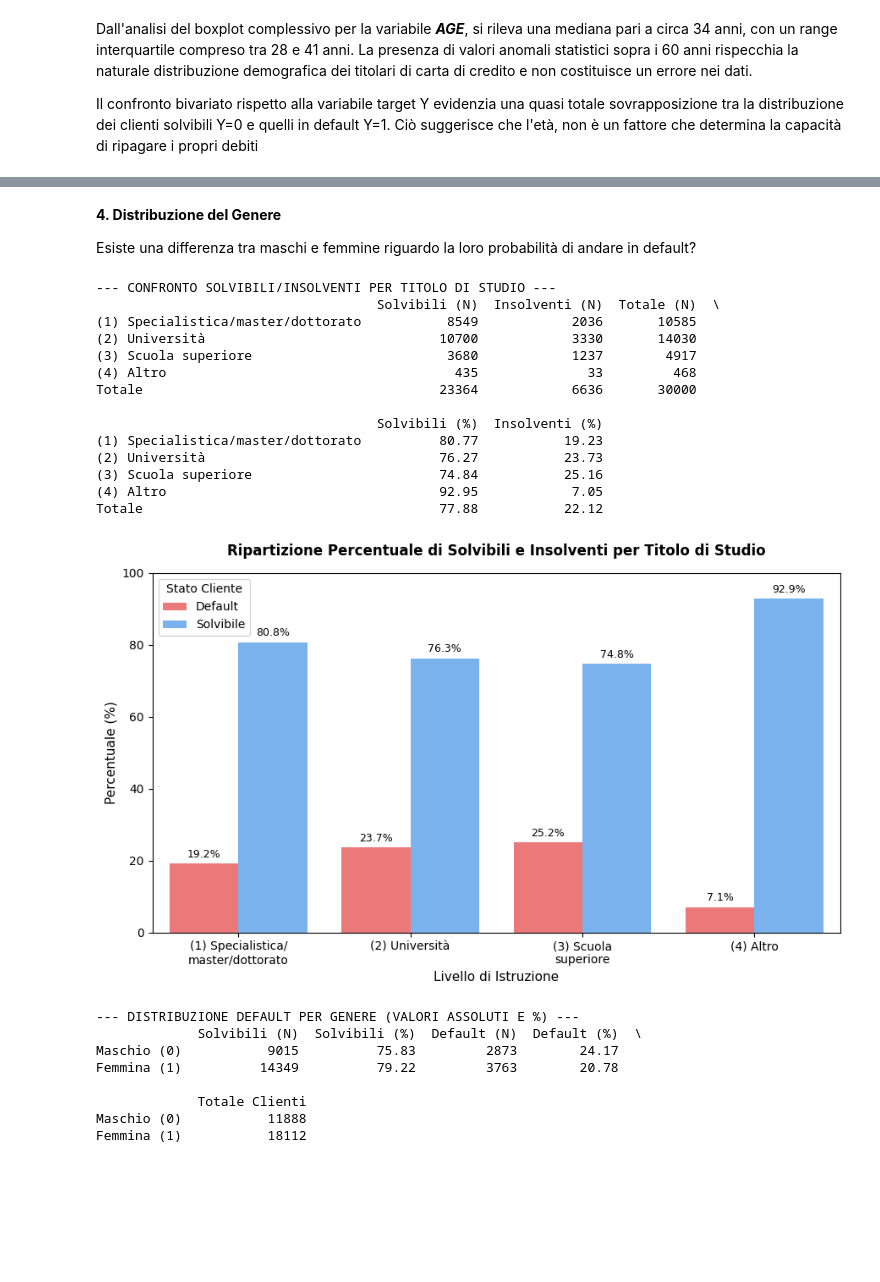
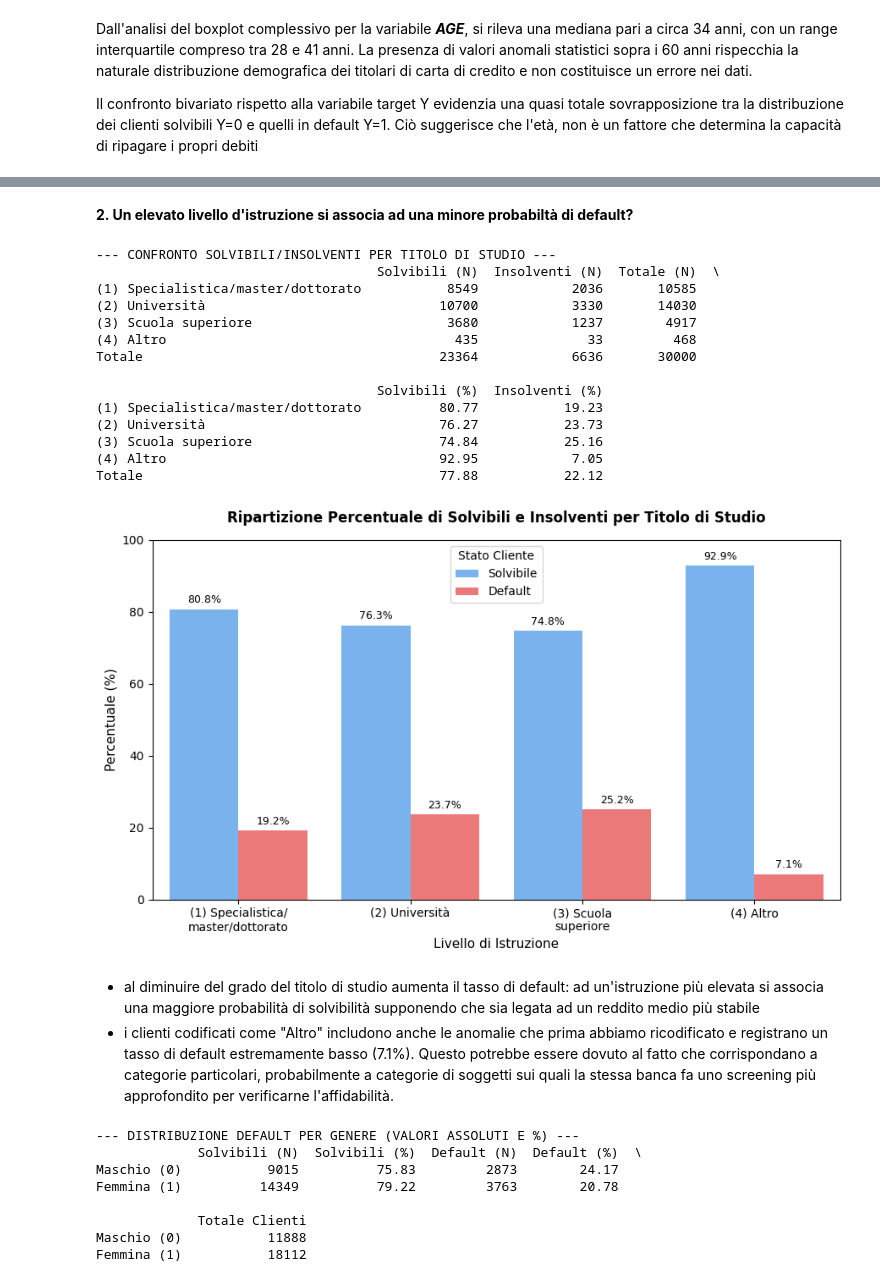
Before and after one commit to caterinaghiani/progetto_datascience, a Jupyter notebook: notebooks/progetto_datascience.ipynb, the cells around one changed output, grey strips where cells are left out. Saved outputs shown, nothing was run; the diff lists cells and outputs as text; code cells hidden in the pictures; blank space fills up the shorter version.

```diff
--- a/notebooks/progetto_datascience.ipynb
+++ b/notebooks/progetto_datascience.ipynb
@@ -460,9 +412,6 @@ Others (4)                                    468                        1.56
-# %% [markdown]
-**4. Distribuzione del Genere**
-
-Esiste una differenza tra maschi e femmine riguardo la loro probabilità di andare in default?
+# %% [markdown]
+**2. Un elevato livello d'istruzione si associa ad una minore probabiltà di default?**
 # %%
-# Mappatura delle categorie in italiano
 edu_labels = {
     1: '(1) Specialistica/master/dottorato',
     2: '(2) Università',
@@ -470,8 +419,9 @@ edu_labels = {
     4: '(4) Altro',
 }
 
-# 1. TABELLA: Conteggi e Percentuali per Riga
-# Conteggi (N)
+
+# TABELLA
+# Conteggi assoluti (N)
 ct_counts = pd.crosstab(
     credit['EDUCATION'],
     credit['default payment next month'],
@@ -479,7 +429,7 @@ ct_counts = pd.crosstab(
     margins_name='Totale',
 )
 
-# Percentuali per riga (%)
+# Percentuali di riga (%)
 ct_pct = (
     pd.crosstab(
         credit['EDUCATION'],
@@ -489,19 +439,17 @@ ct_pct = (
     * 100
 )
 
-# Costruzione DataFrame unificato (escludiamo la riga Totale dalle percentuali per non alterare la mappa)
-# Create the DataFrame with count columns first
+# DataFrame unificato
 df_table = pd.DataFrame({
     'Solvibili (N)': ct_counts[0],
     'Insolventi (N)': ct_counts[1],
-    'Totale (N)': ct_counts['Totale']
+    'Totale (N)': ct_counts['Totale'],
 })
 
-# Add percentage columns, pandas will align indices and add NaN for 'Totale' row
 df_table['Solvibili (%)'] = ct_pct[0].round(2)
 df_table['Insolventi (%)'] = ct_pct[1].round(2)
 
-# Sostituiamo i NaN della riga 'Totale' con il tasso globale del dataset
+# Assegnazione corretta delle percentuali globali alla riga Totale
 df_table.loc['Totale', 'Solvibili (%)'] = round(
     (ct_counts.loc['Totale', 0] / ct_counts.loc['Totale', 'Totale']) * 100, 2
 )
@@ -509,7 +457,7 @@ df_table.loc['Totale', 'Insolventi (%)'] = round(
     (ct_counts.loc['Totale', 1] / ct_counts.loc['Totale', 'Totale']) * 100, 2
 )
 
-# Rinominiamo gli indici (ora 'Totale' manterrà le sue percentuali corrette)
+# Formattazione degli indici della tabella
 df_table.index = [
     edu_labels.get(i, 'Totale') for i in df_table.index[:-1]
 ] + ['Totale']
@@ -517,31 +465,36 @@ df_table.index = [
 print("--- CONFRONTO SOLVIBILI/INSOLVENTI PER TITOLO DI STUDIO ---")
 print(df_table)
 
-# 2. GRAFICO A BARRE AFFIANCATE (Oppure Sovrapposte)
-# Prepariamo i dati per il grafico percentuale
+
+# 2. GRAFICO A BARRE AFFIANCATE
+
 credit_plot = credit.copy()
 credit_plot['EDUCATION_LABEL'] = credit_plot['EDUCATION'].map(edu_labels)
 credit_plot['TARGET_LABEL'] = credit_plot[
     'default payment next month'
 ].map({0: 'Solvibile', 1: 'Default'})
 
-# Calcoliamo le percentuali normalizzate per categoria per il grafico in modo più robusto
+# Calcolo delle percentuali relative per gruppo di Istruzione
 df_chart = (
     credit_plot.groupby(['EDUCATION_LABEL', 'TARGET_LABEL'])
     .size()
     .reset_index(name='Count')
 )
-df_chart['Percentuale'] = df_chart.groupby('EDUCATION_LABEL')['Count'].transform(lambda x: 100 * x / x.sum())
+df_chart['Percentuale'] = df_chart.groupby('EDUCATION_LABEL')['Count'].transform(
+    lambda x: 100 * x / x.sum()
+)
 df_chart = df_chart.drop(columns=['Count'])
 
 plt.figure(figsize=(9, 5.5))
+
 
 ax = sns.barplot(
     data=df_chart,
     x='EDUCATION_LABEL',
     y='Percentuale',
     hue='TARGET_LABEL',
-    palette=['#ff6666', '#66b2ff'],
+    hue_order=['Solvibile', 'Default'],
+    palette=['#66b2ff','#ff6666'],
     order=[
         '(1) Specialistica/master/dottorato',
         '(2) Università',
@@ -549,6 +502,7 @@ ax = sns.barplot(
         '(4) Altro',
     ],
 )
+
 
 plt.title(
     'Ripartizione Percentuale di Solvibili e Insolventi per Titolo di Studio',
@@ -560,7 +514,7 @@ plt.xlabel('Livello di Istruzione', fontsize=11)
 plt.ylabel('Percentuale (%)', fontsize=11)
 plt.legend(title='Stato Cliente', frameon=True)
 
-# Etichette asse X formattate
+# Formatting delle etichette sull'asse X
 plt.xticks(
     ticks=[0, 1, 2, 3],
     labels=[
@@ -572,40 +526,47 @@ plt.xticks(
     fontsize=10,
 )
 
-# Etichette percentuali sopra ciascuna barra
+# Annotazione delle percentuali sopra ciascuna barra
 for p in ax.patches:
     height = p.get_height()
     if height > 0:
         ax.annotate(
             f'{height:.1f}%',
             (p.get_x() + p.get_width() / 2.0, height),
             ha='center',
             va='bottom',
             xytext=(0, 3),
             textcoords='offset points',
             fontsize=9,
         )
 
 plt.ylim(0, 100)
 plt.tight_layout()
+
+# Salvataggio della figura
 plt.savefig('education_stacked_breakdown.png', dpi=300, bbox_inches='tight')
 plt.show()
 # %% [output]
 --- CONFRONTO SOLVIBILI/INSOLVENTI PER TITOLO DI STUDIO ---
                                     Solvibili (N)  Insolventi (N)  Totale (N)  \
 (1) Specialistica/master/dottorato           8549            2036       10585
 (2) Università                              10700            3330       14030
 (3) Scuola superiore                         3680            1237        4917
 (4) Altro                                     435              33         468
 Totale                                      23364            6636       30000
 
                                     Solvibili (%)  Insolventi (%)
 (1) Specialistica/master/dottorato          80.77           19.23
 (2) Università                              76.27           23.73
 (3) Scuola superiore                        74.84           25.16
 (4) Altro                                   92.95            7.05
 Totale                                      77.88           22.12
-[figure, old version]
+[figure, new version]
+# %% [markdown]
+
+
+*   al diminuire del grado del titolo di studio aumenta il tasso di default: ad un'istruzione più elevata si associa una maggiore probabilità di solvibilità supponendo che sia legata ad un reddito medio più stabile
+*   i clienti codificati come "Altro" includono anche le anomalie che prima abbiamo ricodificato e registrano un tasso di default estremamente basso (7.1%). Questo potrebbe essere dovuto al fatto che corrispondano a categorie particolari, probabilmente a categorie di soggetti sui quali la stessa banca fa uno screening più approfondito per verificarne l'affidabilità.
 # %%
 # 1. Tabella dei valori assoluti + percentuali
 ct_counts = pd.crosstab(credit['SEX'], credit['default payment next month'])
```
Also changed, not shown: parts of 47 cells of this notebook.
